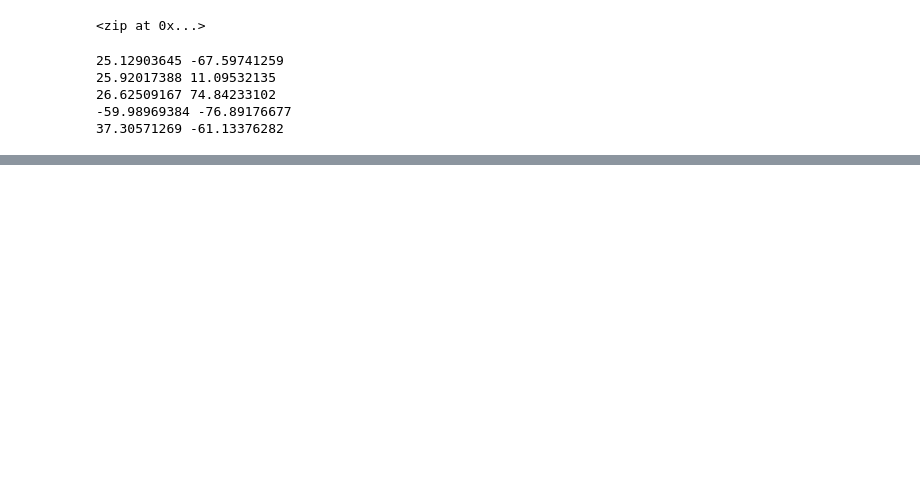
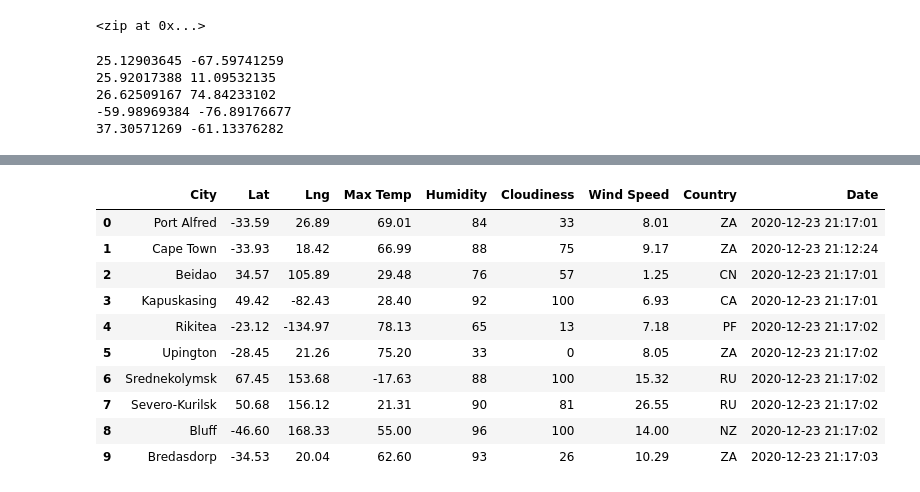
Before and after one commit to Solrys/World_Weather_Analysis, a Jupyter notebook: API_practice.ipynb, the cells around one changed output, grey strips where cells are left out. Saved outputs shown, nothing was run; the diff lists cells and outputs as text; code cells hidden in the pictures; blank space fills up the shorter version.

Commit message:
Weather APIs

```diff
--- a/API_practice.ipynb
+++ b/API_practice.ipynb
@@ -71,0 +83,4 @@ len(cities)
+# %%
+# Starting URL for Weather Map API Call.
+url = "http://api.openweathermap.org/data/2.5/weather?units=Imperial&APPID=" + weather_api_key
+print(url)
@@ -71,0 +141,8 @@ len(cities)
+# %%
+# Create an endpoint URL for a city.
+city_url = url + "&q=" + "Boston"
+city_weather = requests.get(city_url)
+if city_weather.status_code == 200:
+    print(f"City Weather found.")
+else:
+    print(f"City weather not found.")
@@ -71,0 +185,10 @@ len(cities)
+# %%
+# Create an empty list to hold the weather data.
+city_data = []
+# Print the beginning of the logging.
+print("Beginning Data Retrieval     ")
+print("-----------------------------")
+
+# Create counters.
+record_count = 1
+set_count = 1
@@ -71,0 +265,16 @@ len(cities)
+# %%
+# Convert the array of dictionaries to a Pandas DataFrame.
+city_data_df = pd.DataFrame(city_data)
+city_data_df.head(10)
+# %% [output]
+|  | City | Lat | Lng | Max Temp | Humidity | Cloudiness | Wind Speed | Country | Date |
+| 0 | Port Alfred | -33.59 | 26.89 | 69.01 | 84 | 33 | 8.01 | ZA | 2020-12-23 21:17:01 |
+| 1 | Cape Town | -33.93 | 18.42 | 66.99 | 88 | 75 | 9.17 | ZA | 2020-12-23 21:12:24 |
+| 2 | Beidao | 34.57 | 105.89 | 29.48 | 76 | 57 | 1.25 | CN | 2020-12-23 21:17:01 |
+| 3 | Kapuskasing | 49.42 | -82.43 | 28.40 | 92 | 100 | 6.93 | CA | 2020-12-23 21:17:01 |
+| 4 | Rikitea | -23.12 | -134.97 | 78.13 | 65 | 13 | 7.18 | PF | 2020-12-23 21:17:02 |
+| 5 | Upington | -28.45 | 21.26 | 75.20 | 33 | 0 | 8.05 | ZA | 2020-12-23 21:17:02 |
+| 6 | Srednekolymsk | 67.45 | 153.68 | -17.63 | 88 | 100 | 15.32 | RU | 2020-12-23 21:17:02 |
+| 7 | Severo-Kurilsk | 50.68 | 156.12 | 21.31 | 90 | 81 | 26.55 | RU | 2020-12-23 21:17:02 |
+| 8 | Bluff | -46.60 | 168.33 | 55.00 | 96 | 100 | 14.00 | NZ | 2020-12-23 21:17:02 |
+| 9 | Bredasdorp | -34.53 | 20.04 | 62.60 | 93 | 26 | 10.29 | ZA | 2020-12-23 21:17:03 |
```
Also changed, not shown: parts of 24 cells of this notebook, 4 other files.
